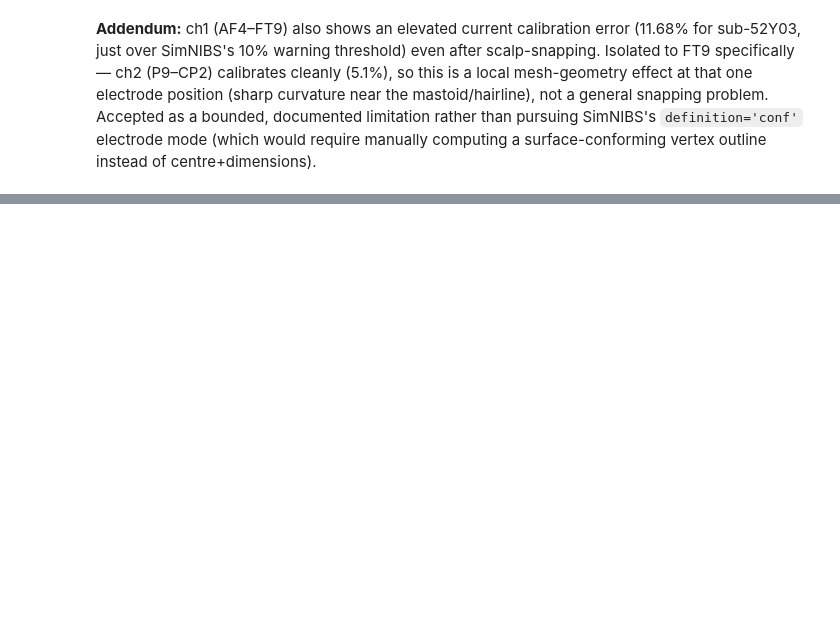
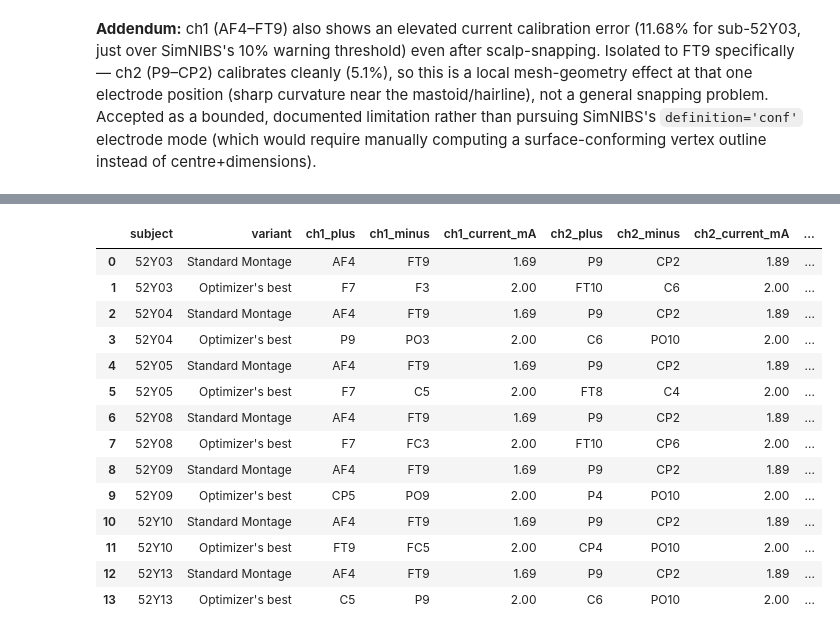
Before and after one commit to KarimAbiSaid/ti-validation-optimization-pipeline, a Jupyter notebook: pipeline/validate_paul_52Y_results.ipynb, the cells around one changed output, grey strips where cells are left out. Drawn from its saved outputs; the diff is of its cells as text; code cells hidden in the pictures; blank space fills up the shorter version.

```diff
--- a/pipeline/validate_paul_52Y_results.ipynb
+++ b/pipeline/validate_paul_52Y_results.ipynb
@@ -586,11 +536,13 @@ for subject in SUBJECTS:
 # %%
-import pandas as pd
+# Superseded by Step 5 (leadfield path) — kept for reference, not run by default.
+if False:
+    import pandas as pd
 
-rows = []
-for subject in SUBJECTS:
-    row = {"subject": subject}
-    for roi_name in ROIS:
-        row[f"{roi_name}_mean_V/m"] = results[subject][roi_name]["mean_V_m"]
-        row[f"{roi_name}_max_V/m"]  = results[subject][roi_name]["max_V_m"]
-    rows.append(row)
-pd.DataFrame(rows).set_index("subject")
+    rows = []
+    for subject in SUBJECTS:
+        row = {"subject": subject}
+        for roi_name in ROIS:
+            row[f"{roi_name}_mean_V/m"] = results[subject][roi_name]["mean_V_m"]
+            row[f"{roi_name}_max_V/m"]  = results[subject][roi_name]["max_V_m"]
+        rows.append(row)
+    pd.DataFrame(rows).set_index("subject")
@@ -602,0 +815,58 @@ pd.DataFrame(rows).set_index("subject")
+# %%
+# Step 8: wide-format comparison table (one row per subject x variant),
+# electrodes/currents included so the CSV is self-contained — exported next to
+# the other per-project outputs under derivatives/SimNIBS/.
+import pandas as pd
+
+rows = []
+for subject in SUBJECTS:
+
+    # --- Standard Montage row ---
+    row = {
+        "subject": subject, "variant": "Standard Montage",
+        "ch1_plus": MONTAGE["ch1"]["plus"], "ch1_minus": MONTAGE["ch1"]["minus"],
+        "ch1_current_mA": MONTAGE["ch1"]["current_mA"],
+        "ch2_plus": MONTAGE["ch2"]["plus"], "ch2_minus": MONTAGE["ch2"]["minus"],
+        "ch2_current_mA": MONTAGE["ch2"]["current_mA"],
+    }
+    has_data = False
+    for roi_name in ROIS:
+        stats = results_fast.get(subject, {}).get(roi_name)
+        if stats:
+            has_data = True
+            row[f"{roi_name}_mean_V_m"] = stats["mean_V_m"]
+            row[f"{roi_name}_max_V_m"] = stats["max_V_m"]
+            row[f"{roi_name}_n_elements"] = stats["n_elements"]
+    if has_data:
+        rows.append(row)
+
+    # --- Optimizer's best row ---
+    bm = optimizer_best_montage.get(subject)
+    if bm:
+        row = {
+            "subject": subject, "variant": "Optimizer's best",
+            "ch1_plus": bm["ch1_plus"], "ch1_minus": bm["ch1_minus"],
+            "ch1_current_mA": bm["current_mA"],
+            "ch2_plus": bm["ch2_plus"], "ch2_minus": bm["ch2_minus"],
+            "ch2_current_mA": bm["current_mA"],
+        }
+        has_data = False
+        for roi_name in ROIS:
+            stats = results_optimizer.get(subject, {}).get(roi_name)
+            if stats:
+                has_data = True
+                row[f"{roi_name}_mean_V_m"] = stats["mean_V_m"]
+                row[f"{roi_name}_max_V_m"] = stats["max_V_m"]
+                row[f"{roi_name}_n_elements"] = stats["n_elements"]
+        if has_data:
+            rows.append(row)
+
+COMPARISON_RESULTS_DIR = os.path.join(PROJECT_DIR, "Paul_Validation_E_Fields", "52Y")
+
+comparison_df = pd.DataFrame(rows)
+
+out_csv = os.path.join(COMPARISON_RESULTS_DIR, "standard_vs_optimizer_comparison.csv")
+comparison_df.to_csv(out_csv, index=False)
+print(f"-> {out_csv}  ({len(comparison_df)} rows)")
+comparison_df
+# %% [output]
@@ -602,0 +874,15 @@ pd.DataFrame(rows).set_index("subject")
+|  | subject | variant | ch1_plus | ch1_minus | ch1_current_mA | ch2_plus | ch2_minus | ch2_current_mA | ... |
+| 0 | 52Y03 | Standard Montage | AF4 | FT9 | 1.69 | P9 | CP2 | 1.89 | ... |
+| 1 | 52Y03 | Optimizer's best | F7 | F3 | 2.00 | FT10 | C6 | 2.00 | ... |
+| 2 | 52Y04 | Standard Montage | AF4 | FT9 | 1.69 | P9 | CP2 | 1.89 | ... |
+| 3 | 52Y04 | Optimizer's best | P9 | PO3 | 2.00 | C6 | PO10 | 2.00 | ... |
+| 4 | 52Y05 | Standard Montage | AF4 | FT9 | 1.69 | P9 | CP2 | 1.89 | ... |
+| 5 | 52Y05 | Optimizer's best | F7 | C5 | 2.00 | FT8 | C4 | 2.00 | ... |
+| 6 | 52Y08 | Standard Montage | AF4 | FT9 | 1.69 | P9 | CP2 | 1.89 | ... |
+| 7 | 52Y08 | Optimizer's best | F7 | FC3 | 2.00 | FT10 | CP6 | 2.00 | ... |
+| 8 | 52Y09 | Standard Montage | AF4 | FT9 | 1.69 | P9 | CP2 | 1.89 | ... |
+| 9 | 52Y09 | Optimizer's best | CP5 | PO9 | 2.00 | P4 | PO10 | 2.00 | ... |
+| 10 | 52Y10 | Standard Montage | AF4 | FT9 | 1.69 | P9 | CP2 | 1.89 | ... |
+| 11 | 52Y10 | Optimizer's best | FT9 | FC5 | 2.00 | CP4 | PO10 | 2.00 | ... |
+| 12 | 52Y13 | Standard Montage | AF4 | FT9 | 1.69 | P9 | CP2 | 1.89 | ... |
+| 13 | 52Y13 | Optimizer's best | C5 | P9 | 2.00 | C6 | PO10 | 2.00 | ... |
```
Also changed, not shown: parts of 21 cells of this notebook, 13 other files.
